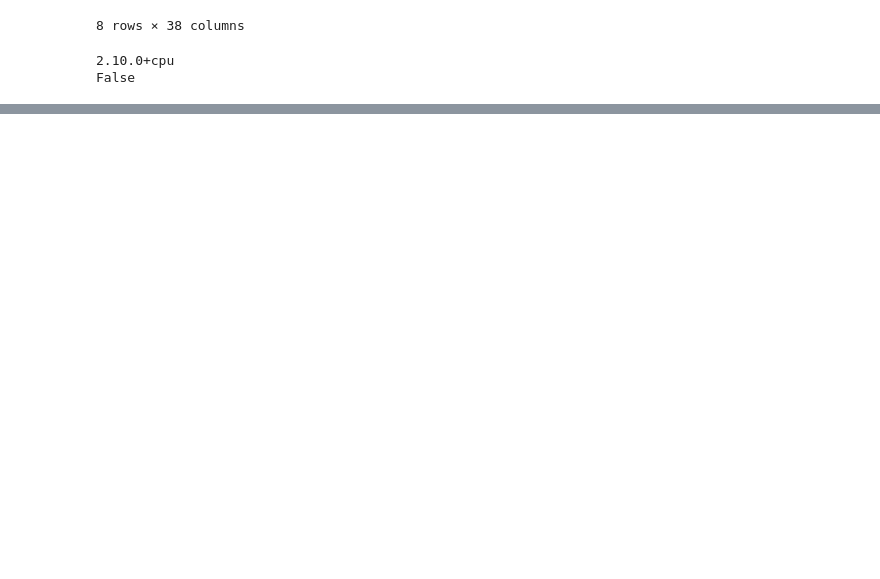
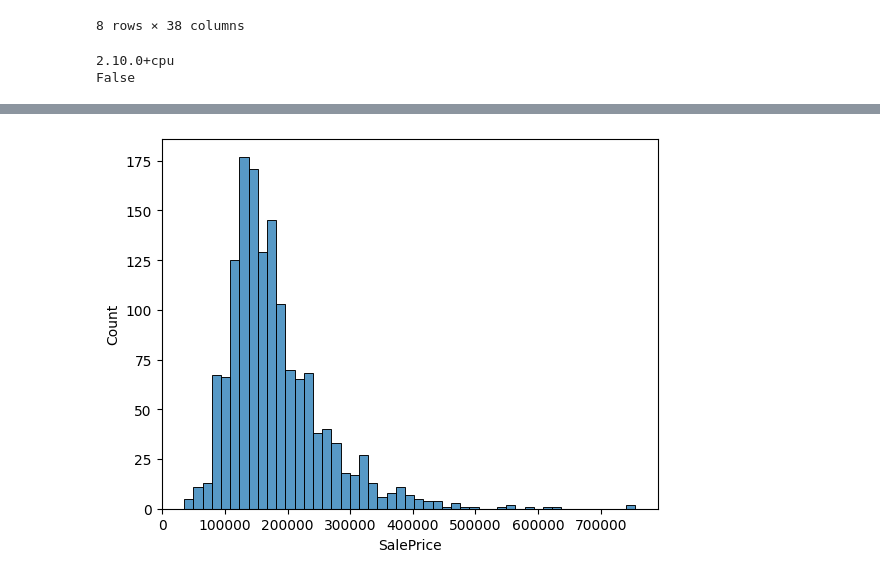
Before and after one commit to KickOutFury/AI-STUDY, a Jupyter notebook: KAGGLE/house-prices/house_prices.ipynb, the cells around one changed output, grey strips where cells are left out. Drawn from its saved outputs; the diff is of its cells as text; code cells hidden in the pictures; blank space fills up the shorter version.

```diff
--- a/KAGGLE/house-prices/house_prices.ipynb
+++ b/KAGGLE/house-prices/house_prices.ipynb
@@ -54,0 +67,8 @@ False
+# %%
+import matplotlib.pyplot as plt
+import seaborn as sns
+
+sns.histplot(train["SalePrice"])
+plt.show()
+# %% [output]
+[figure, added]
```
Also changed, not shown: parts of 11 cells of this notebook.
